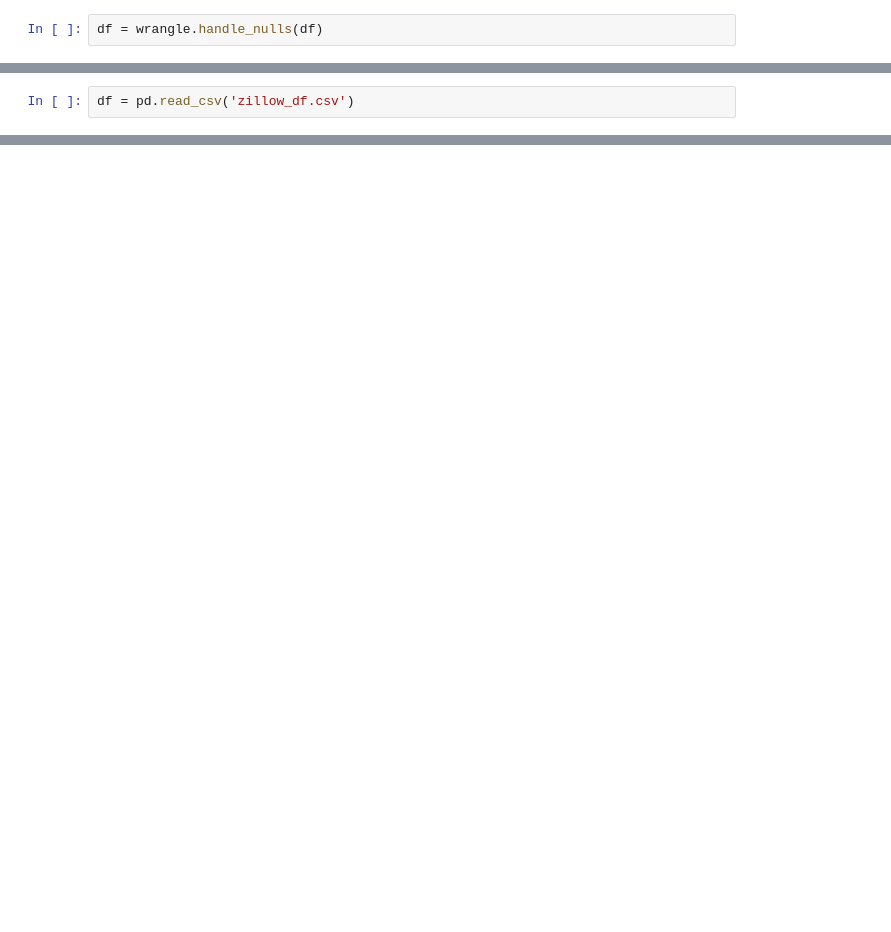
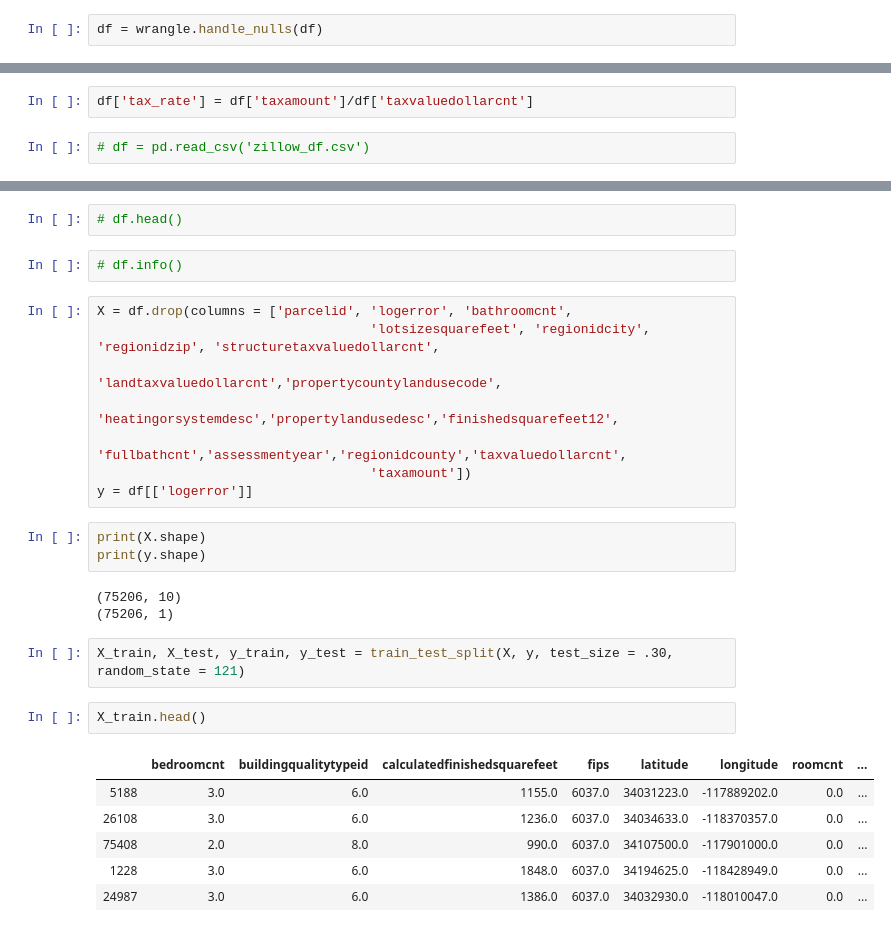
Before and after one commit to clustering-for-log-error/clustering-for-log-error, a Jupyter notebook: jada_aquire_and_prep.ipynb, the cells around one changed output, grey strips where cells are left out. Cells and saved outputs as stored; diff of their text form; blank space fills up the shorter version.

```diff
--- a/jada_aquire_and_prep.ipynb
+++ b/jada_aquire_and_prep.ipynb
@@ -60,2 +90,4 @@ df.to_csv('zillow_df.csv')
+# %%
+df['tax_rate'] = df['taxamount']/df['taxvaluedollarcnt']
 # %%
-df = pd.read_csv('zillow_df.csv')
+# df = pd.read_csv('zillow_df.csv')
@@ -81,0 +96,29 @@ df.columns.to_list()
+# %%
+# df.head()
+# %%
+# df.info()
+# %%
+X = df.drop(columns = ['parcelid', 'logerror', 'bathroomcnt',
+                                   'lotsizesquarefeet', 'regionidcity', 'regionidzip', 'structuretaxvaluedollarcnt',
+                                   'landtaxvaluedollarcnt','propertycountylandusecode',
+                                   'heatingorsystemdesc','propertylandusedesc','finishedsquarefeet12',
+                                   'fullbathcnt','assessmentyear','regionidcounty','taxvaluedollarcnt',
+                                   'taxamount'])
+y = df[['logerror']]
+# %%
+print(X.shape)
+print(y.shape)
+# %% [output]
+(75206, 10)
+(75206, 1)
+# %%
+X_train, X_test, y_train, y_test = train_test_split(X, y, test_size = .30, random_state = 121)
+# %%
+X_train.head()
+# %% [output]
+|  | bedroomcnt | buildingqualitytypeid | calculatedfinishedsquarefeet | fips | latitude | longitude | roomcnt | ... |
+| 5188 | 3.0 | 6.0 | 1155.0 | 6037.0 | 34031223.0 | -117889202.0 | 0.0 | ... |
+| 26108 | 3.0 | 6.0 | 1236.0 | 6037.0 | 34034633.0 | -118370357.0 | 0.0 | ... |
+| 75408 | 2.0 | 8.0 | 990.0 | 6037.0 | 34107500.0 | -117901000.0 | 0.0 | ... |
+| 1228 | 3.0 | 6.0 | 1848.0 | 6037.0 | 34194625.0 | -118428949.0 | 0.0 | ... |
+| 24987 | 3.0 | 6.0 | 1386.0 | 6037.0 | 34032930.0 | -118010047.0 | 0.0 | ... |
```
Also changed, not shown: parts of 25 cells of this notebook.
